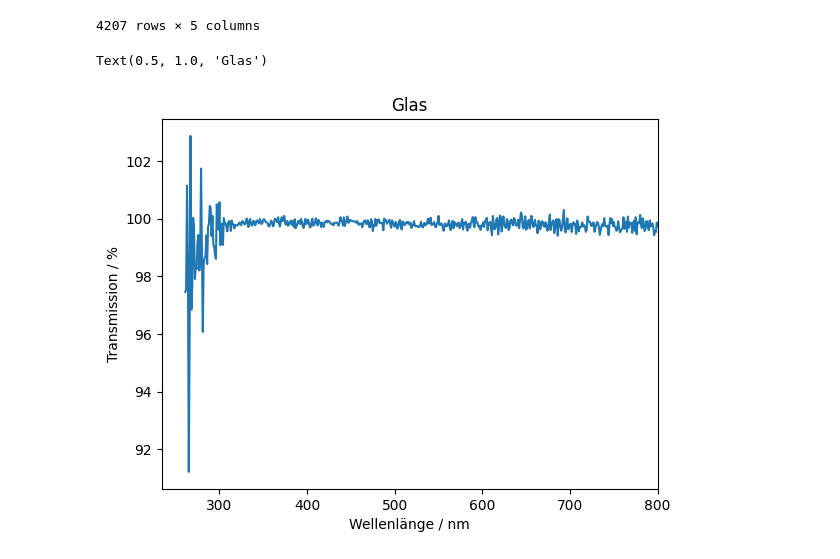
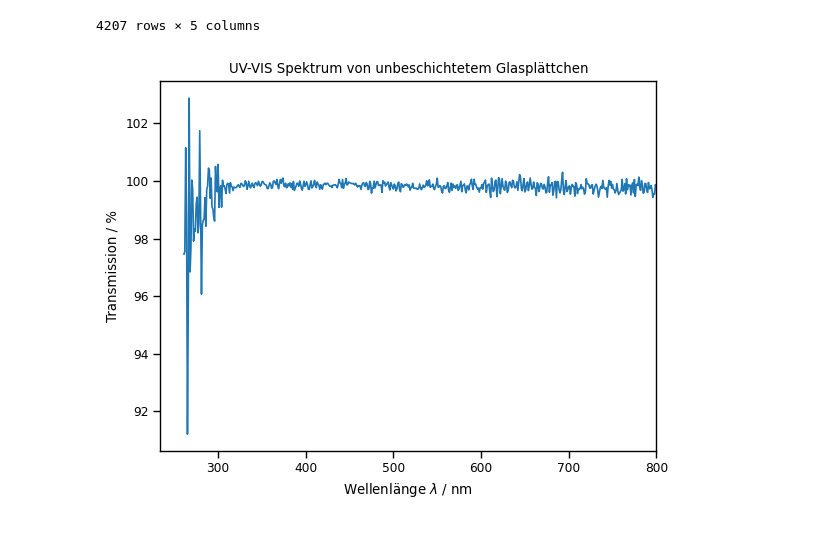
Before and after one commit to janikkokot/duennschicht, a Jupyter notebook: uv_vis.ipynb, the cells around one changed output. Saved outputs shown, nothing was run; the diff lists cells and outputs as text; code cells hidden in the pictures.

Commit message:
Finalize analysis of data

```diff
--- a/uv_vis.ipynb
+++ b/uv_vis.ipynb
@@ -3 +8,19 @@ import pandas as pd
 import seaborn as sns
+# %%
+results = Path('.') / 'results'
+results.mkdir(exist_ok=True)
+# %%
+class Labels:
+    lambda_ = 'Wellenlänge $\lambda$ / nm'
+    transmission = 'Transmission / %'
+    brechung = 'Brechungsindex $n$ / -'
+    rep = 'Repetition'
+    mess = 'Messpunkt'
+    fit = 'Fit'
+    psi = '$\Psi$ / $^\circ$'
+    delta = '$\Delta$ / $^\circ$'
+    uvvis = 'UV-VIS Spektrum von {von}'
+    ellipso = 'Ellipsometriemessung von {von} auf Si'
+
+class Limits:
+    lambda_ = (300, 800)
@@ -18,4 +55,18 @@ df
 | 599 | 201.018707 | 94.044678 | filter | 1 | filter |
 | 600 | 199.992462 | 17.618767 | filter | 1 | filter |
 4207 rows × 5 columns
+# %%
+with sns.plotting_context('paper'):
+    fig, ax = plt.subplots()
+    ax.plot('wavelength',
+            'transmission',
+            data=df[(df.wavelength > 260) & (df.probe == 'glas')],
+           )
+    ax.set_ylabel(Labels.transmission)
+    ax.set_xlabel(Labels.lambda_)
+    ax.set_xlim(right=Limits.lambda_[1])
+    ax.set_title(Labels.uvvis.format(von='unbeschichtetem Glasplättchen'))
+    fig.savefig(results/'uvvis_glasplättchen.pdf')
+# %% [output]
+[figure, added]
 # %%
@@ -23,18 +74,2 @@ clean = df[df.wavelength > 260]
 # %%
 measures = clean.groupby('probe')
-# %%
-ax = sns.lineplot(
-    data=measures.get_group('glas'),
-    x='wavelength',
-    y='transmission',
-    hue='repetition',
-    legend=False,
-    )
-ax.set_ylabel('Transmission / %')
-ax.set_xlabel('Wellenlänge / nm')
-ax.set_xlim(right=800)
-ax.set_title('Glas')
-#ax.set_ylim(bottom=0, top=100)
-# %% [output]
-Text(0.5, 1.0, 'Glas')
-[figure, removed]
```
Also changed, not shown: parts of 37 cells of this notebook, 1 other file.
